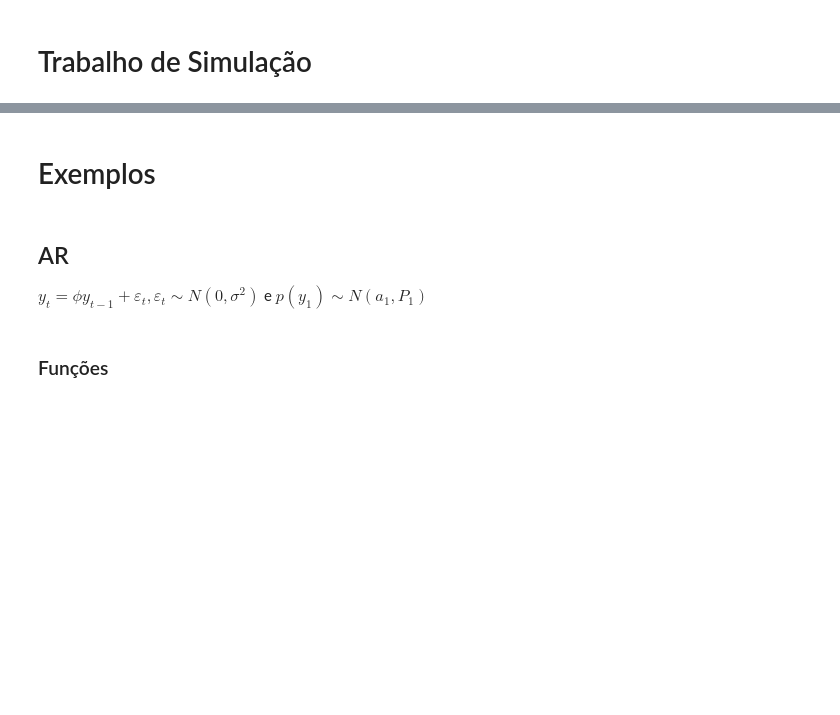
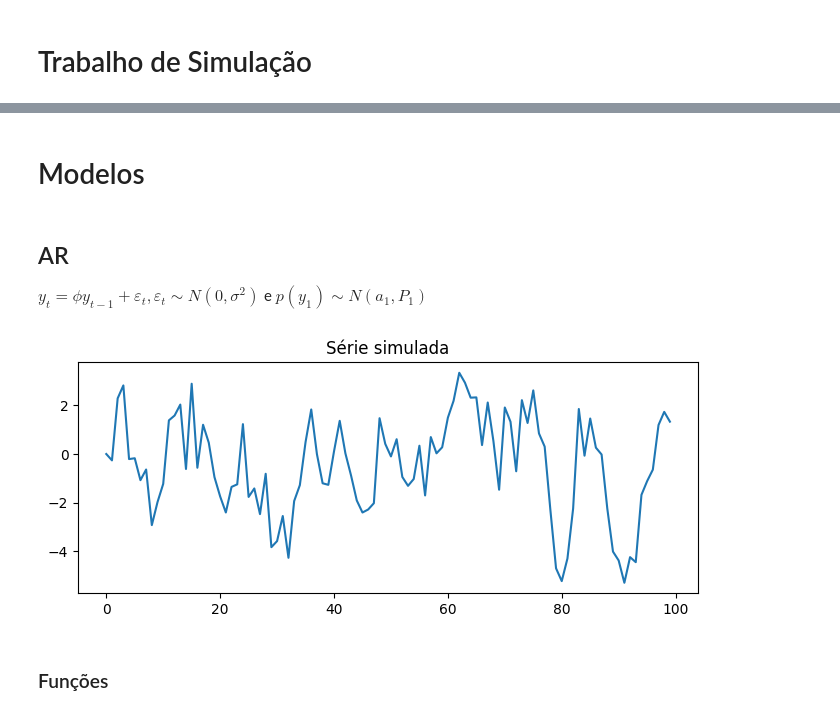
Before and after one commit to asdmalizia/masters, a Jupyter notebook: Modelos estruturais/Trabalho.ipynb, the cells around one changed output, grey strips where cells are left out. Drawn from its saved outputs; the diff is of its cells as text; code cells hidden in the pictures; blank space fills up the shorter version.

```diff
--- a/Modelos estruturais/Trabalho.ipynb
+++ b/Modelos estruturais/Trabalho.ipynb
@@ -37,5 +19,5 @@ You should consider upgrading via the 'c:\users\aless\desktop\codes\venv3.9\scri
 # %% [markdown]
-# Exemplos
+# Modelos
 # %% [markdown]
 ## AR
 $ y_t = \phi y_{t-1} + \varepsilon_t,   \varepsilon_t \sim N(0, \sigma^2)
@@ -50,5 +32,12 @@ y_true = np.zeros(T)
 
 for t in range(1, T):
     y_true[t] = ϕ*y_true[t-1] + ϵt[t]
+# %%
+fig, ax = plt.subplots(figsize=(8,3))
+ax.plot(np.arange(len(y_true)), y_true)
+ax.set_title('Série simulada')
+plt.show()
+# %% [output]
+[figure, added]
 # %% [markdown]
 ### Funções
```
Also changed, not shown: parts of 35 cells of this notebook.
